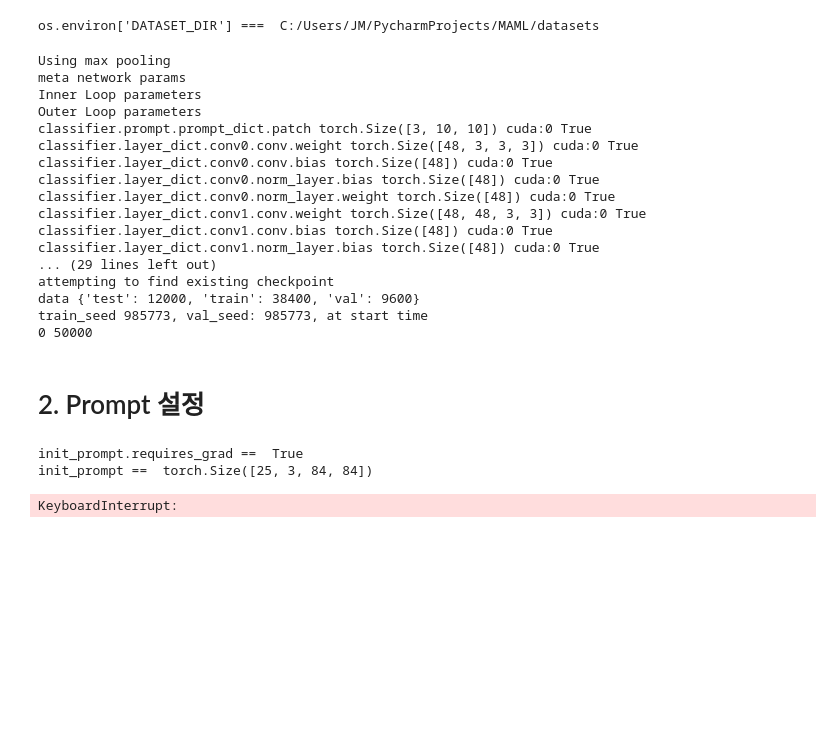
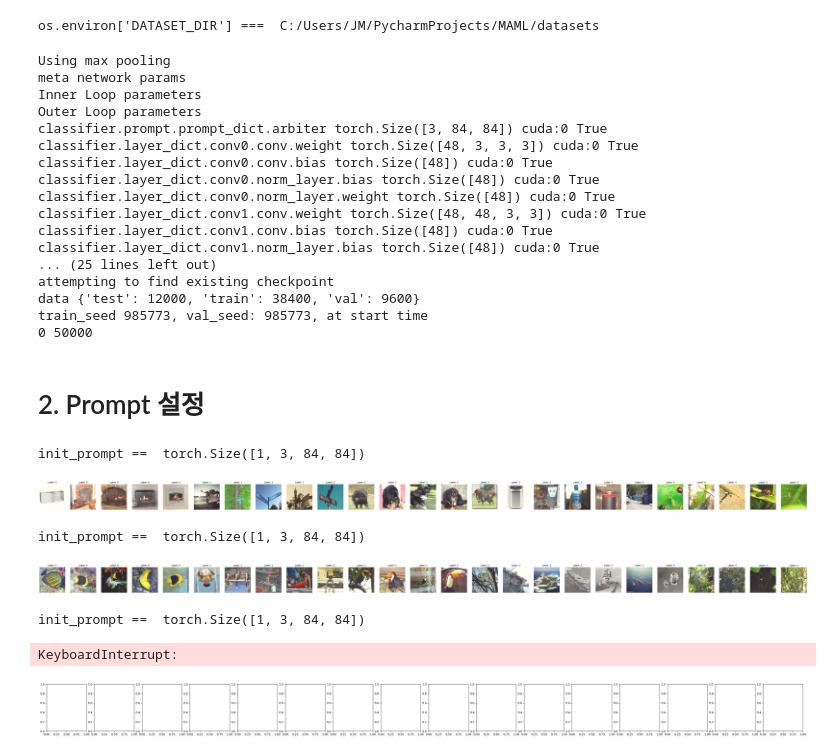
Before and after one commit to SKKUJMLim/prompt_maml, a Jupyter notebook: analysis/prompt_Arbiter.ipynb, the cells around one changed output. Drawn from its saved outputs; the diff is of its cells as text; code cells hidden in the pictures; blank space fills up the shorter version.

Commit message:
초기 Arbiter 구현 (VariationalAutoencoder)

```diff
--- a/analysis/prompt_Arbiter.ipynb
+++ b/analysis/prompt_Arbiter.ipynb
@@ -40,8 +43,8 @@ import Arbiter
 # %% [markdown]
 # 1. Dataset 구성
 # %%
-# choices=['padding', 'random_patch', 'fixed_patch'],
-method = 'random_patch'
+# choices=['padding', 'random_patch', 'fixed_patch', arbiter],
+method = 'arbiter'
 
 datasets = "mini_imagenet"
 # datasets = "tiered_imagenet"
@@ -150,7 +153,7 @@ Using max pooling
 meta network params
 Inner Loop parameters
 Outer Loop parameters
-classifier.prompt.prompt_dict.patch torch.Size([3, 10, 10]) cuda:0 True
+classifier.prompt.prompt_dict.arbiter torch.Size([3, 84, 84]) cuda:0 True
 classifier.layer_dict.conv0.conv.weight torch.Size([48, 3, 3, 3]) cuda:0 True
 classifier.layer_dict.conv0.conv.bias torch.Size([48]) cuda:0 True
 classifier.layer_dict.conv0.norm_layer.bias torch.Size([48]) cuda:0 True
@@ -158,7 +161,7 @@ classifier.layer_dict.conv0.norm_layer.weight torch.Size([48]) cuda:0 True
 classifier.layer_dict.conv1.conv.weight torch.Size([48, 48, 3, 3]) cuda:0 True
 classifier.layer_dict.conv1.conv.bias torch.Size([48]) cuda:0 True
 classifier.layer_dict.conv1.norm_layer.bias torch.Size([48]) cuda:0 True
-... (29 lines left out)
+... (25 lines left out)
 attempting to find existing checkpoint
 data {'test': 12000, 'train': 38400, 'val': 9600}
 train_seed 985773, val_seed: 985773, at start time
@@ -169,35 +172,63 @@ train_seed 985773, val_seed: 985773, at start time
 train_data = maml_system.data.get_train_batches(total_batches=int(600/1), augment_images=False)
 
 for sample_idx, train_sample in enumerate(train_data):
 
     x_support_set, x_target_set, y_support_set, y_target_set, seed = train_sample
 
     x_support_set = torch.Tensor(x_support_set).float().to(device=maml_system.model.device)
     x_target_set = torch.Tensor(x_target_set).float().to(device=maml_system.model.device)
     y_support_set = torch.Tensor(y_support_set).long().to(device=maml_system.model.device)
     y_target_set = torch.Tensor(y_target_set).long().to(device=maml_system.model.device)
 
     for task_id, (x_support_set_task, y_support_set_task, x_target_set_task, y_target_set_task) in enumerate(zip(x_support_set,
                               y_support_set,
                               x_target_set,
                               y_target_set)):
 
+
+        names_weights_copy = maml_system.model.get_inner_loop_parameter_dict(maml_system.model.classifier.named_parameters())
+
+        num_devices = torch.cuda.device_count() if torch.cuda.is_available() else 1
+
+        names_weights_copy = {
+            name.replace('module.', ''): value.unsqueeze(0).repeat(
+                [num_devices] + [1 for i in range(len(value.shape))]) for
+            name, value in names_weights_copy.items()}
+
+        prompted_weights_copy = {}
+        if args.prompter and args.prompt_engineering == 'arbiter':
+            prompted_weights_copy = {key: value for key, value in names_weights_copy.items() if 'prompt' in key}
+
+        names_weights_copy = {key: value for key, value in names_weights_copy.items() if 'layer_dict' in key}
+
+
+
         n, s, c, h, w = x_target_set_task.shape
 
         x_support_set_task = x_support_set_task.view(-1, c, h, w)
         y_support_set_task = y_support_set_task.view(-1)
         x_target_set_task = x_target_set_task.view(-1, c, h, w)
         y_target_set_task = y_target_set_task.view(-1)
 
-        init_prompt = maml_system.model.arbiter(x_support_set_task)
 
-        print("init_prompt.requires_grad == ", init_prompt.requires_grad)
+        task_embeddings = maml_system.model.get_task_embeddings(x_support_set_task=x_support_set_task,
+                                                           y_support_set_task=y_support_set_task,
+                                                           names_weights_copy=names_weights_copy)
+        init_prompt = maml_system.model.arbiter(task_embeddings)
+
         print("init_prompt == ", init_prompt.size())
 
         prompted_images = x_support_set_task + init_prompt
 
         basic.show_batch(images=prompted_images, labels=y_support_set_task, datasets=datasets)
+
+
+        # for num_step in range(num_steps):
 # %% [output]
-init_prompt.requires_grad ==  True
-init_prompt ==  torch.Size([25, 3, 84, 84])
+init_prompt ==  torch.Size([1, 3, 84, 84])
+[figure, added]
-KeyboardInterrupt:
+init_prompt ==  torch.Size([1, 3, 84, 84])
+[figure, added]
+init_prompt ==  torch.Size([1, 3, 84, 84])
+KeyboardInterrupt:
+[figure, added]
```
Also changed, not shown: parts of 1 cell of this notebook, 3 other files.
